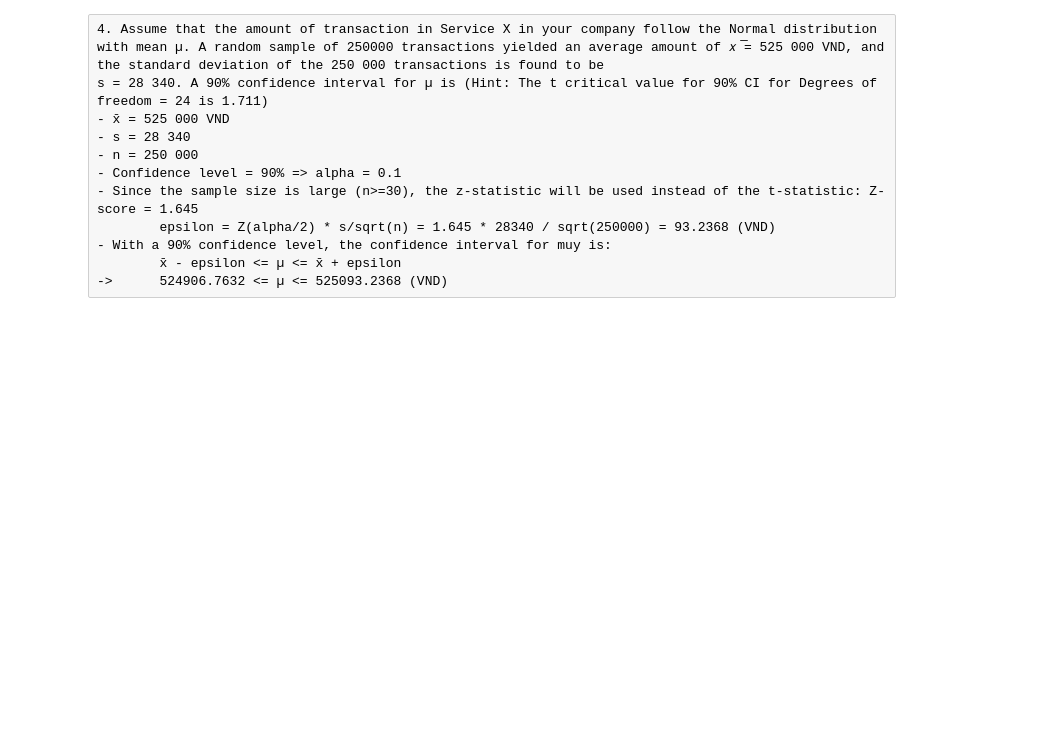
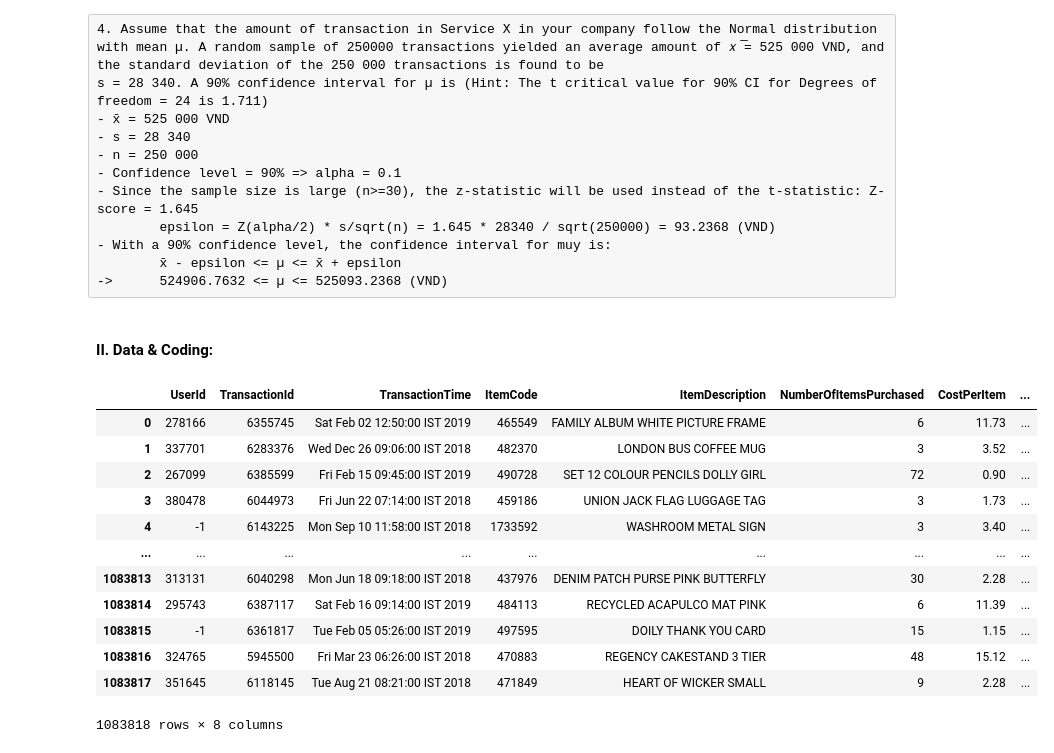
Before and after one commit to VietDucFCB/PythonForDS, a Jupyter notebook: lab2.ipynb, the cells around one changed output. Saved outputs shown, nothing was run; the diff lists cells and outputs as text; code cells hidden in the pictures; blank space fills up the shorter version.

```diff
--- a/lab2.ipynb
+++ b/lab2.ipynb
@@ -75,3 +73,24 @@ s = 28 340. A 90% confidence interval for µ is (Hint: The t critical value for
 - With a 90% confidence level, the confidence interval for muy is:
         x̄ - epsilon <= µ <= x̄ + epsilon
 ->      524906.7632 <= µ <= 525093.2368 (VND)
+# %% [markdown]
+#### II. Data & Coding:
+# %%
+import pandas as pd
+
+df = pd.read_csv('transaction_data.csv')
+df
+# %% [output]
+|  | UserId | TransactionId | TransactionTime | ItemCode | ItemDescription | NumberOfItemsPurchased | CostPerItem | ... |
+| 0 | 278166 | 6355745 | Sat Feb 02 12:50:00 IST 2019 | 465549 | FAMILY ALBUM WHITE PICTURE FRAME | 6 | 11.73 | ... |
+| 1 | 337701 | 6283376 | Wed Dec 26 09:06:00 IST 2018 | 482370 | LONDON BUS COFFEE MUG | 3 | 3.52 | ... |
+| 2 | 267099 | 6385599 | Fri Feb 15 09:45:00 IST 2019 | 490728 | SET 12 COLOUR PENCILS DOLLY GIRL | 72 | 0.90 | ... |
+| 3 | 380478 | 6044973 | Fri Jun 22 07:14:00 IST 2018 | 459186 | UNION JACK FLAG LUGGAGE TAG | 3 | 1.73 | ... |
+| 4 | -1 | 6143225 | Mon Sep 10 11:58:00 IST 2018 | 1733592 | WASHROOM METAL SIGN | 3 | 3.40 | ... |
+| ... | ... | ... | ... | ... | ... | ... | ... | ... |
+| 1083813 | 313131 | 6040298 | Mon Jun 18 09:18:00 IST 2018 | 437976 | DENIM PATCH PURSE PINK BUTTERFLY | 30 | 2.28 | ... |
+| 1083814 | 295743 | 6387117 | Sat Feb 16 09:14:00 IST 2019 | 484113 | RECYCLED ACAPULCO MAT PINK | 6 | 11.39 | ... |
+| 1083815 | -1 | 6361817 | Tue Feb 05 05:26:00 IST 2019 | 497595 | DOILY THANK YOU CARD | 15 | 1.15 | ... |
+| 1083816 | 324765 | 5945500 | Fri Mar 23 06:26:00 IST 2018 | 470883 | REGENCY CAKESTAND 3 TIER | 48 | 15.12 | ... |
+| 1083817 | 351645 | 6118145 | Tue Aug 21 08:21:00 IST 2018 | 471849 | HEART OF WICKER SMALL | 9 | 2.28 | ... |
+1083818 rows × 8 columns
```
Also changed, not shown: parts of 31 cells of this notebook.
